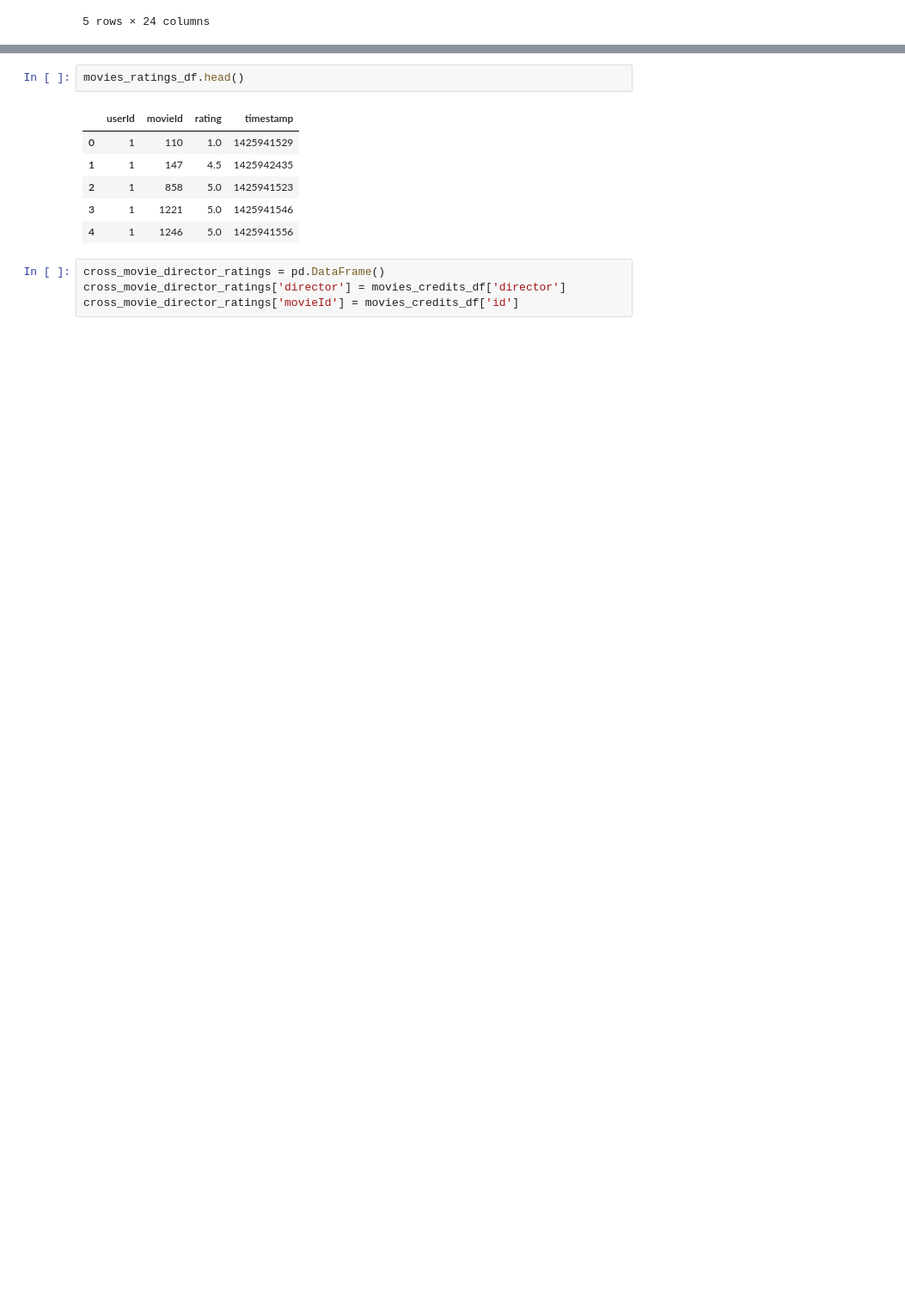
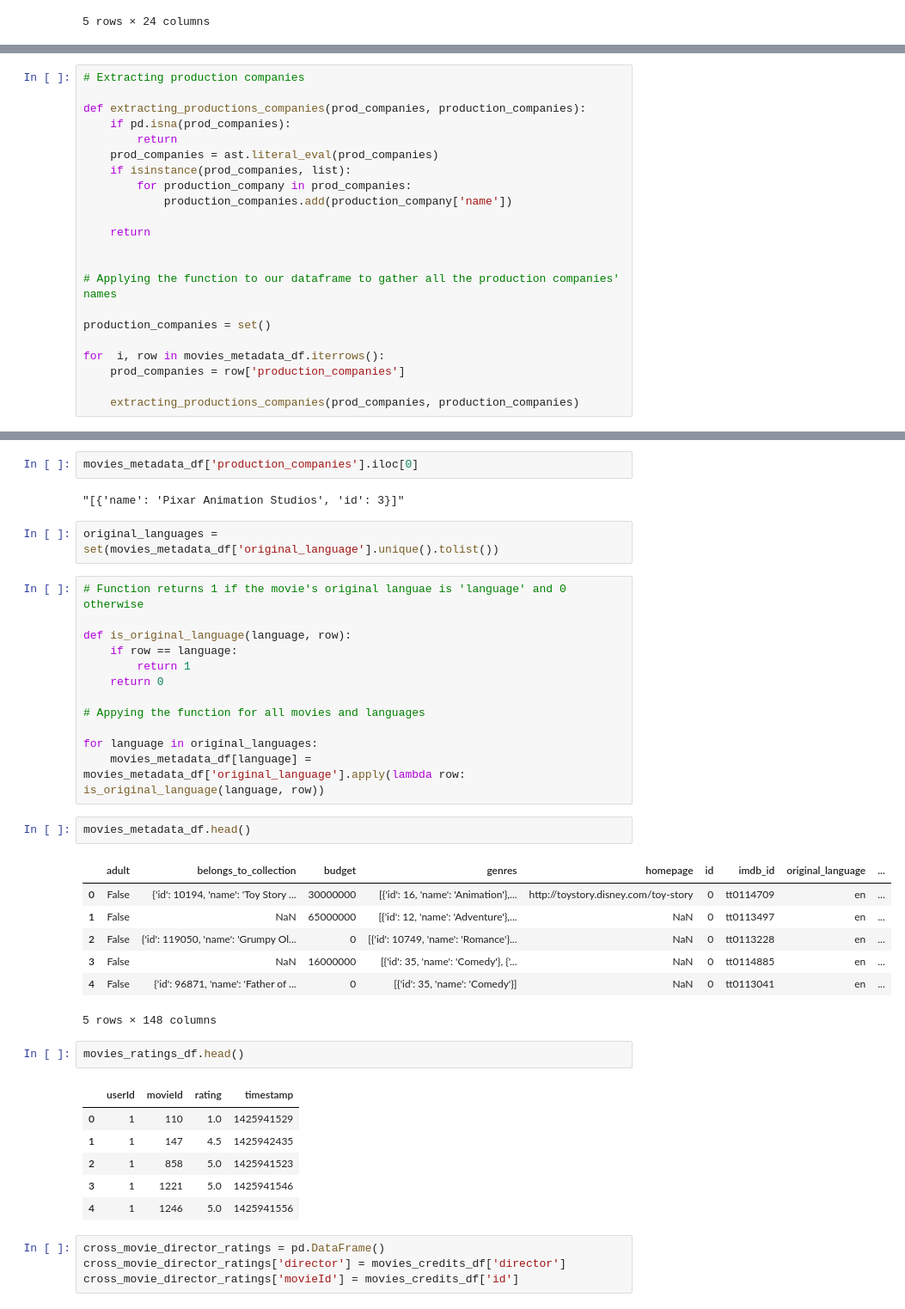
Before and after one commit to HatimRabet/Bandit-Algorithms-for-Movie-Recommendation-System, a Jupyter notebook: scripts/data_study.ipynb, the cells around one changed output, grey strips where cells are left out. Shown at 86% size. Drawn from its saved outputs; the diff is of its cells as text; blank space fills up the shorter version.

```diff
--- a/scripts/data_study.ipynb
+++ b/scripts/data_study.ipynb
@@ -106,0 +145,22 @@ movies_metadata_df.head()
+# %%
+# Extracting production companies
+
+def extracting_productions_companies(prod_companies, production_companies):
+    if pd.isna(prod_companies):
+        return
+    prod_companies = ast.literal_eval(prod_companies)
+    if isinstance(prod_companies, list):
+        for production_company in prod_companies:
+            production_companies.add(production_company['name'])
+
+    return
+
+
+# Applying the function to our dataframe to gather all the production companies' names
+
+production_companies = set()
+
+for  i, row in movies_metadata_df.iterrows():
+    prod_companies = row['production_companies']
+
+    extracting_productions_companies(prod_companies, production_companies)
@@ -116,4 +187,32 @@ Index(['adult', 'belongs_to_collection', 'budget', 'genres', 'homepage', 'id',
       dtype='object')
+# %%
+movies_metadata_df['production_companies'].iloc[0]
+# %% [output]
+"[{'name': 'Pixar Animation Studios', 'id': 3}]"
+# %%
+original_languages = set(movies_metadata_df['original_language'].unique().tolist())
+# %%
+# Function returns 1 if the movie's original languae is 'language' and 0 otherwise
+
+def is_original_language(language, row):
+    if row == language:
+        return 1
+    return 0
+
+# Appying the function for all movies and languages
+
+for language in original_languages:
+    movies_metadata_df[language] = movies_metadata_df['original_language'].apply(lambda row: is_original_language(language, row))
+# %%
+movies_metadata_df.head()
+# %% [output]
+|  | adult | belongs_to_collection | budget | genres | homepage | id | imdb_id | original_language | ... |
+| 0 | False | {'id': 10194, 'name': 'Toy Story ... | 30000000 | [{'id': 16, 'name': 'Animation'},... | http://toystory.disney.com/toy-story | 0 | tt0114709 | en | ... |
+| 1 | False | NaN | 65000000 | [{'id': 12, 'name': 'Adventure'},... | NaN | 0 | tt0113497 | en | ... |
+| 2 | False | {'id': 119050, 'name': 'Grumpy Ol... | 0 | [{'id': 10749, 'name': 'Romance'}... | NaN | 0 | tt0113228 | en | ... |
+| 3 | False | NaN | 16000000 | [{'id': 35, 'name': 'Comedy'}, {'... | NaN | 0 | tt0114885 | en | ... |
+| 4 | False | {'id': 96871, 'name': 'Father of ... | 0 | [{'id': 35, 'name': 'Comedy'}] | NaN | 0 | tt0113041 | en | ... |
+5 rows × 148 columns
 # %%
 movies_ratings_df.head()
 # %% [output]
```
Also changed, not shown: parts of 4 cells of this notebook.
